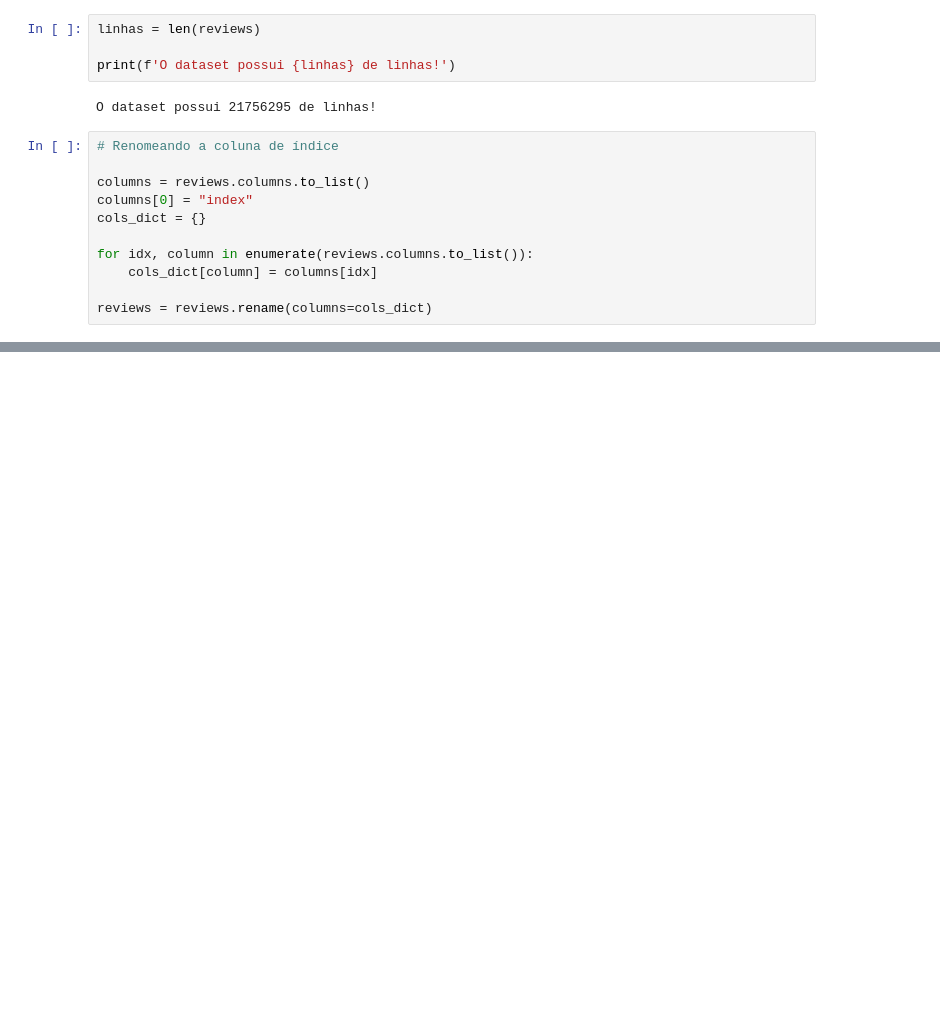
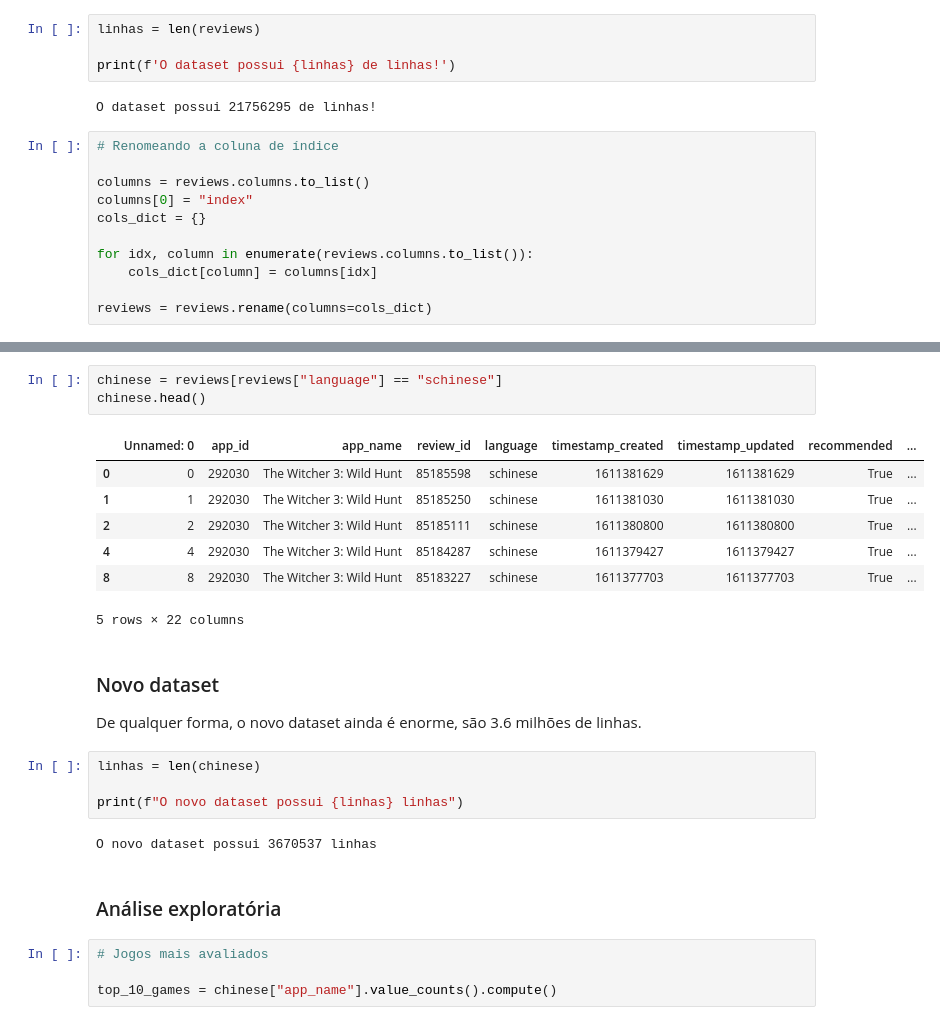
Before and after one commit to guishas/bigdata-projeto, a Jupyter notebook: Steam Reviews 2021.ipynb, the cells around one changed output, grey strips where cells are left out. Cells and saved outputs as stored; diff of their text form; blank space fills up the shorter version.

```diff
--- a/Steam Reviews 2021.ipynb
+++ b/Steam Reviews 2021.ipynb
@@ -84,0 +109,27 @@ Estamos tendo muita dificuldade para limpar os dados, para essa entrega não foi
+# %%
+chinese = reviews[reviews["language"] == "schinese"]
+chinese.head()
+# %% [output]
+|  | Unnamed: 0 | app_id | app_name | review_id | language | timestamp_created | timestamp_updated | recommended | ... |
+| 0 | 0 | 292030 | The Witcher 3: Wild Hunt | 85185598 | schinese | 1611381629 | 1611381629 | True | ... |
+| 1 | 1 | 292030 | The Witcher 3: Wild Hunt | 85185250 | schinese | 1611381030 | 1611381030 | True | ... |
+| 2 | 2 | 292030 | The Witcher 3: Wild Hunt | 85185111 | schinese | 1611380800 | 1611380800 | True | ... |
+| 4 | 4 | 292030 | The Witcher 3: Wild Hunt | 85184287 | schinese | 1611379427 | 1611379427 | True | ... |
+| 8 | 8 | 292030 | The Witcher 3: Wild Hunt | 85183227 | schinese | 1611377703 | 1611377703 | True | ... |
+5 rows × 22 columns
+# %% [markdown]
+### Novo dataset
+
+De qualquer forma, o novo dataset ainda é enorme, são 3.6 milhões de linhas.
+# %%
+linhas = len(chinese)
+
+print(f"O novo dataset possui {linhas} linhas")
+# %% [output]
+O novo dataset possui 3670537 linhas
+# %% [markdown]
+### Análise exploratória
+# %%
+# Jogos mais avaliados
+
+top_10_games = chinese["app_name"].value_counts().compute()
```
Also changed, not shown: parts of 12 cells of this notebook.
